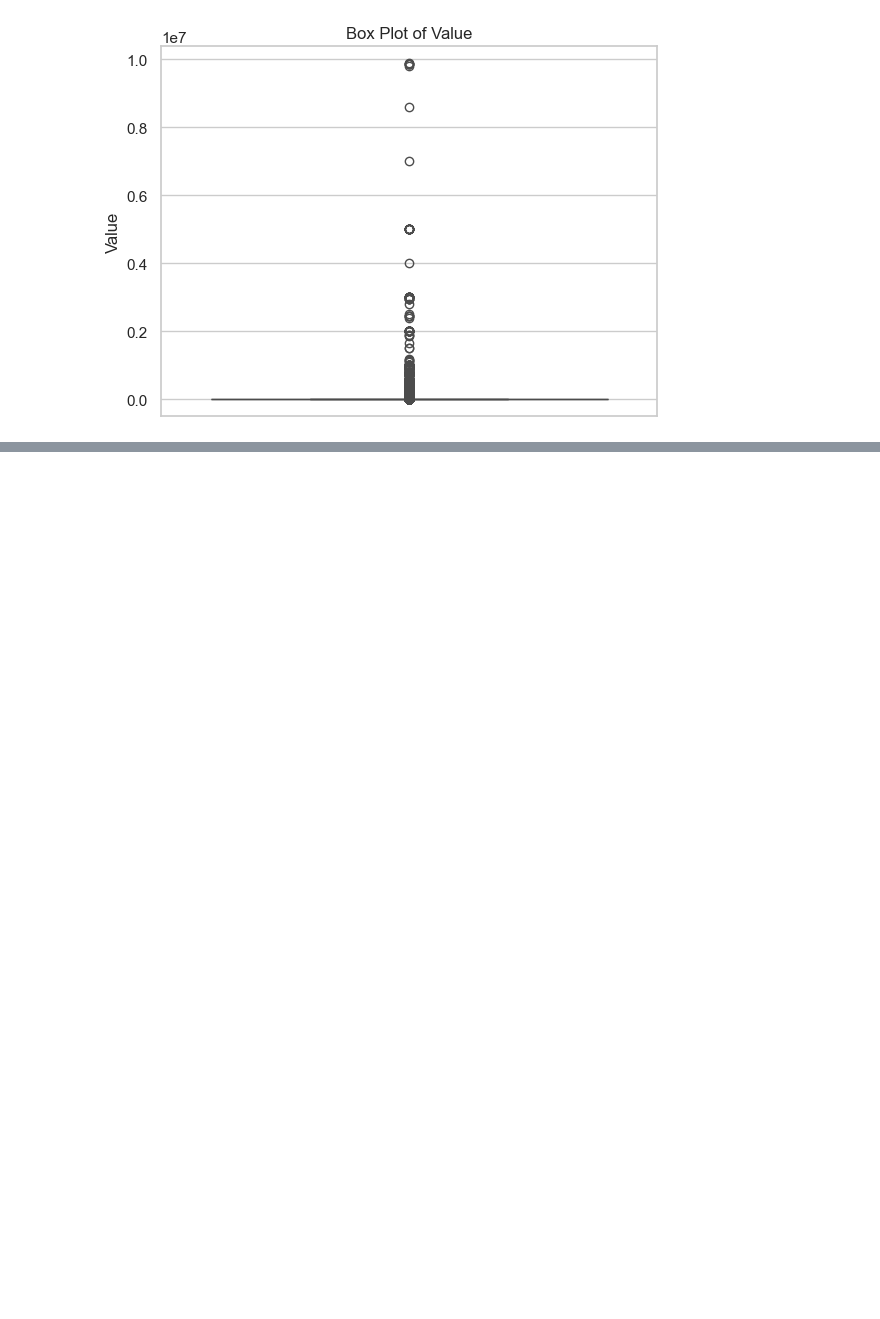
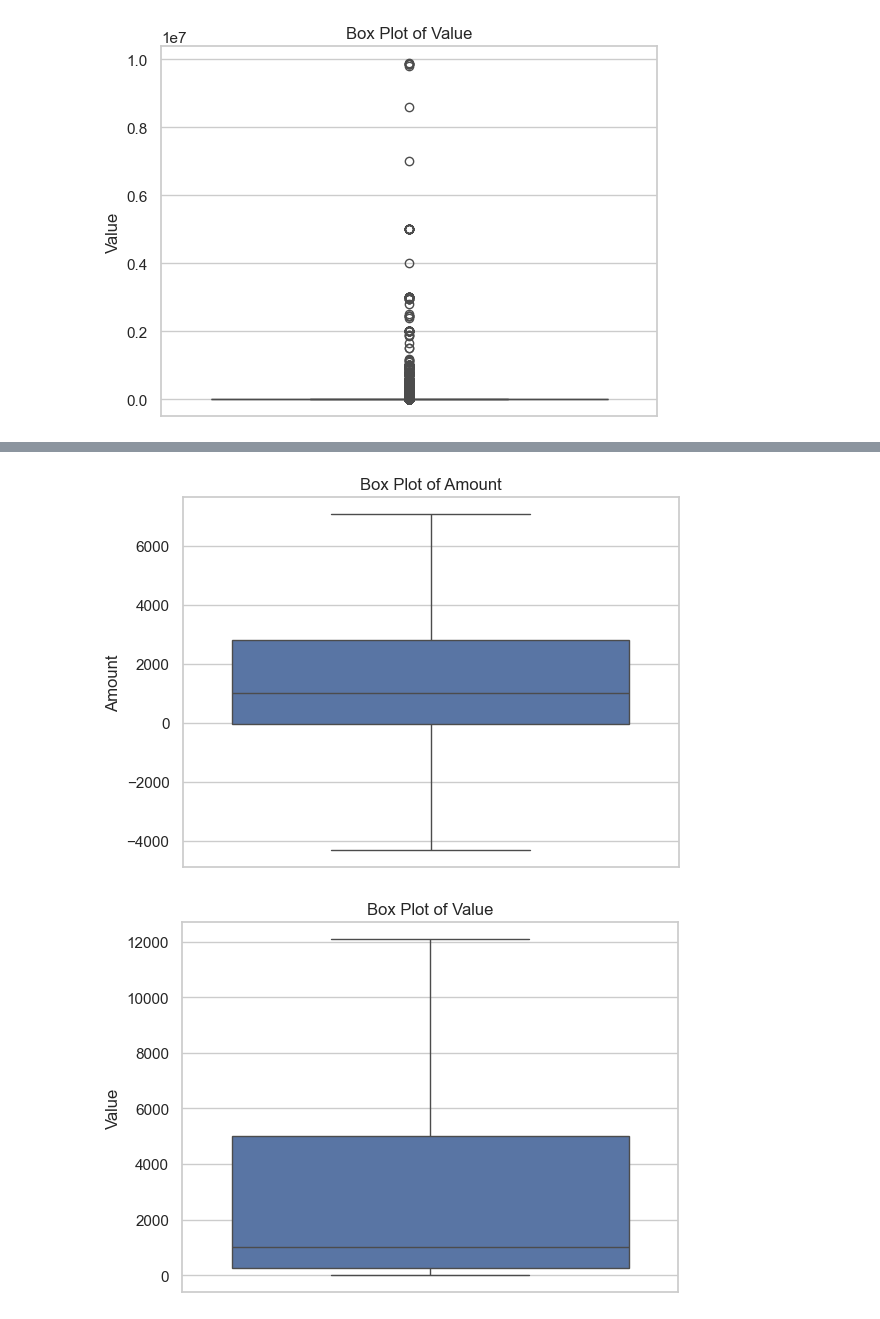
Before and after one commit to hanaDemma/Credit-Scoring_and_Risk-Analysis-week-6, a Jupyter notebook: notebooks/exploratory_analysis.ipynb, the cells around one changed output, grey strips where cells are left out. Cells and saved outputs as stored; diff of their text form; code cells hidden in the pictures; blank space fills up the shorter version.

Commit message:
Remove outliers

```diff
--- a/notebooks/exploratory_analysis.ipynb
+++ b/notebooks/exploratory_analysis.ipynb
@@ -271,0 +276,3 @@ boxPlotForDetectOutliers(data,['Amount','Value'])
+# %%
+from scripts.data_cleaning import remove_outliers_winsorization
+data=remove_outliers_winsorization(data, ['Amount','Value'])
@@ -271,0 +288,5 @@ boxPlotForDetectOutliers(data,['Amount','Value'])
+# %%
+boxPlotForDetectOutliers(data,['Amount','Value'])
+# %% [output]
+[figure, added]
+[figure, added]
```
Also changed, not shown: parts of 3 cells of this notebook, 1 other file.
